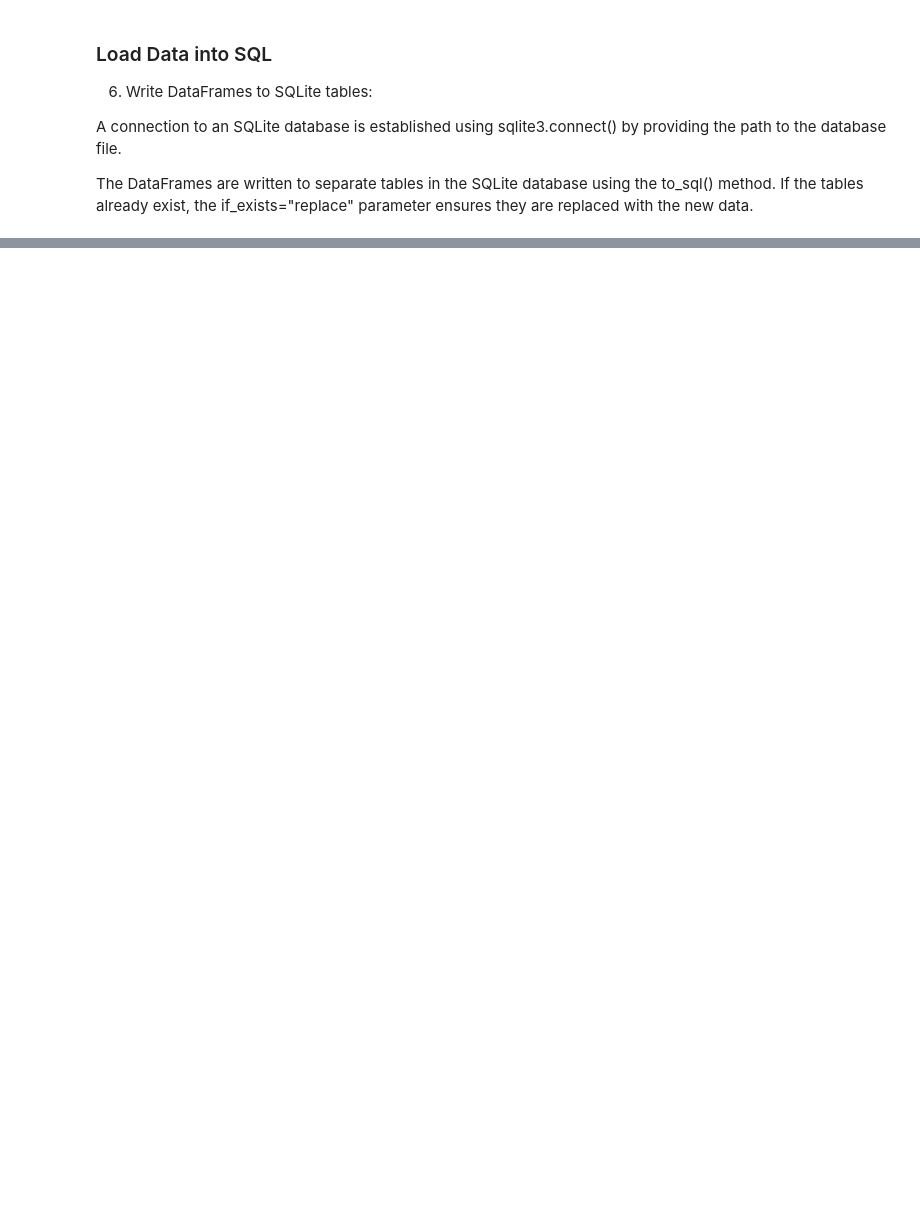
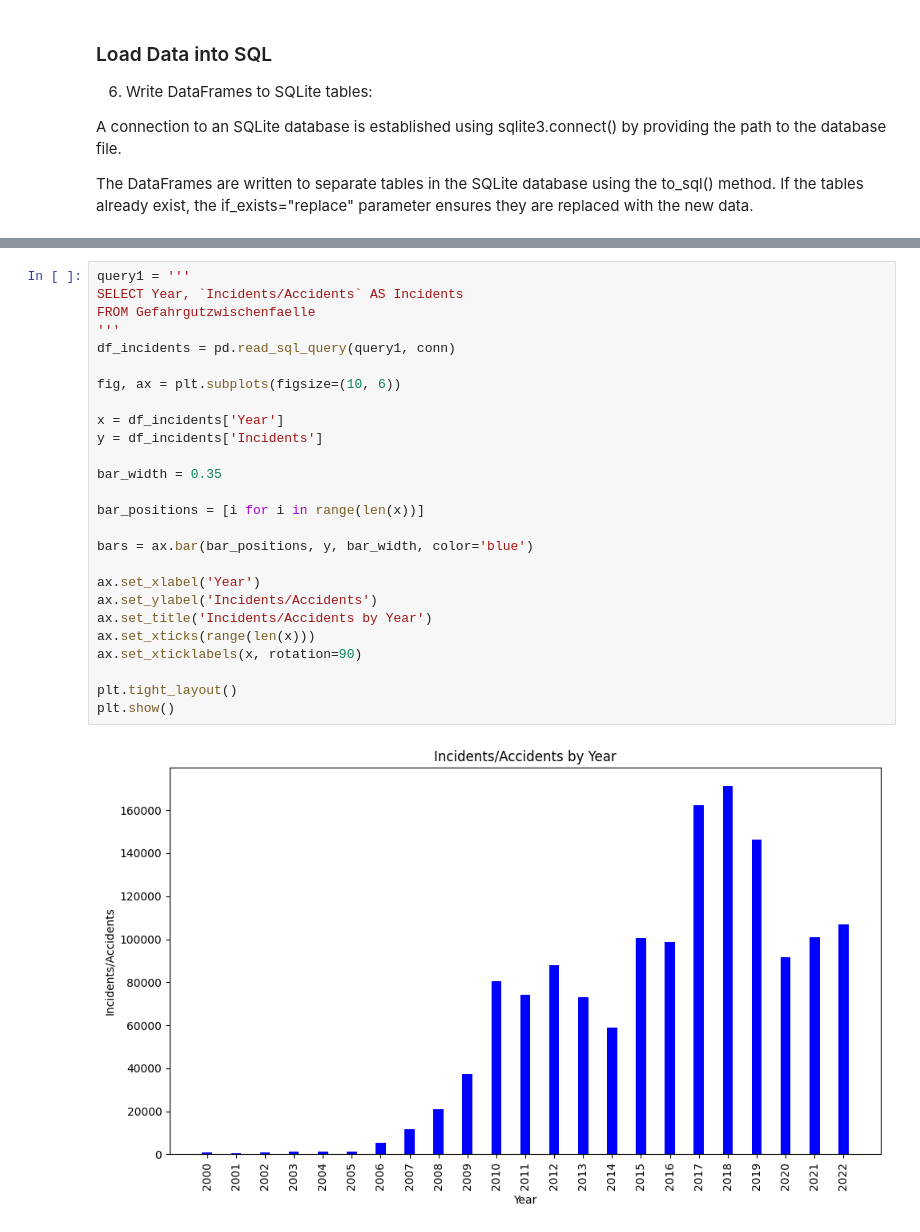
Before and after one commit to Magnus-schn/2023-amse-template_magnus, a Jupyter notebook: project/report.ipynb, the cells around one changed output, grey strips where cells are left out. Saved outputs shown, nothing was run; the diff lists cells and outputs as text; blank space fills up the shorter version.

```diff
--- a/project/report.ipynb
+++ b/project/report.ipynb
@@ -131,0 +296,28 @@ SyntaxError: (unicode error) 'unicodeescape' codec can't decode bytes in positio
+# %%
+query1 = '''
+SELECT Year, `Incidents/Accidents` AS Incidents
+FROM Gefahrgutzwischenfaelle
+'''
+df_incidents = pd.read_sql_query(query1, conn)
+
+fig, ax = plt.subplots(figsize=(10, 6))
+
+x = df_incidents['Year']
+y = df_incidents['Incidents']
+
+bar_width = 0.35
+
+bar_positions = [i for i in range(len(x))]
+
+bars = ax.bar(bar_positions, y, bar_width, color='blue')
+
+ax.set_xlabel('Year')
+ax.set_ylabel('Incidents/Accidents')
+ax.set_title('Incidents/Accidents by Year')
+ax.set_xticks(range(len(x)))
+ax.set_xticklabels(x, rotation=90)
+
+plt.tight_layout()
+plt.show()
+# %% [output]
+[figure, added]
```
Also changed, not shown: parts of 19 cells of this notebook, 3 other files.
